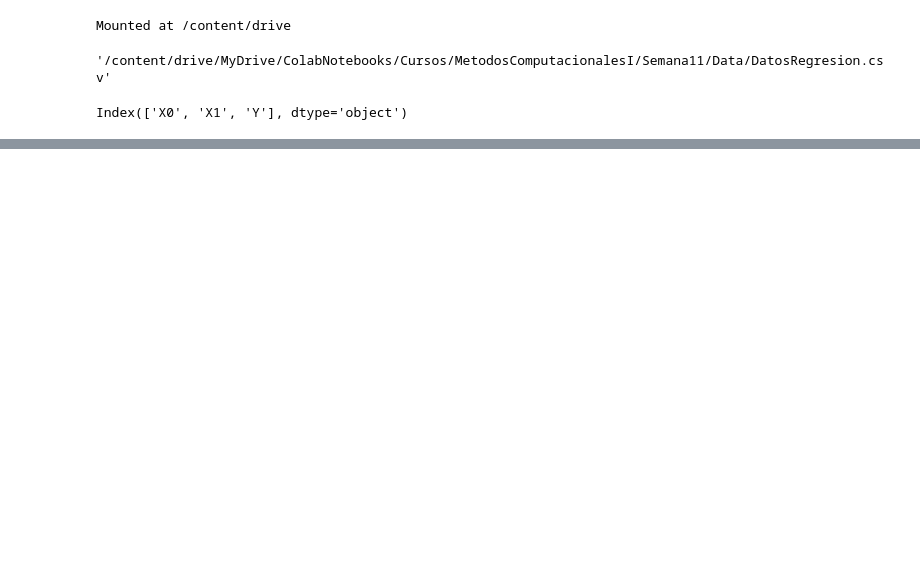
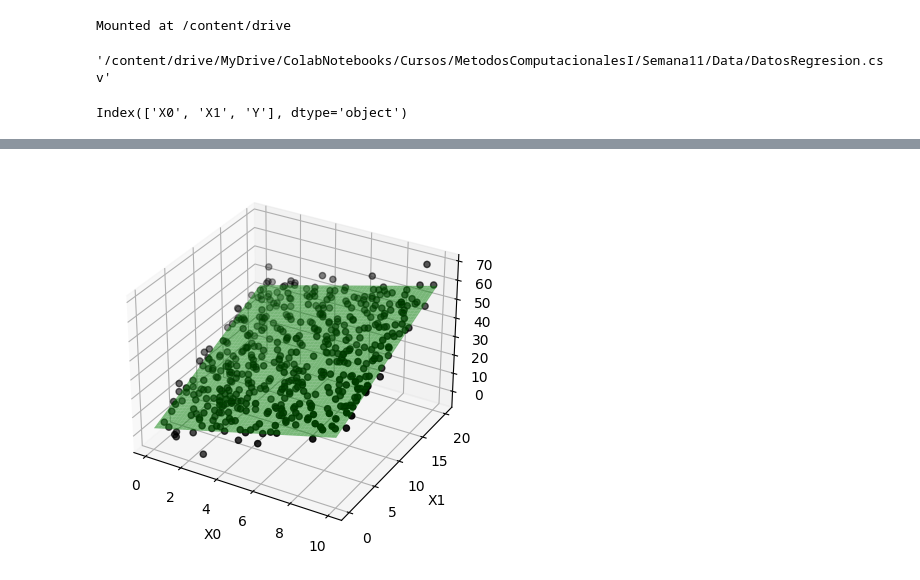
Before and after one commit to asegura4488/MetodosComputacionalesI, a Jupyter notebook: Semana11/MultiLineal.ipynb, the cells around one changed output, grey strips where cells are left out. Cells and saved outputs as stored; diff of their text form; code cells hidden in the pictures; blank space fills up the shorter version.

```diff
--- a/Semana11/MultiLineal.ipynb
+++ b/Semana11/MultiLineal.ipynb
@@ -22,0 +49,18 @@ Y = np.array(data['Y'])
+# %%
+x0 = np.linspace(min(X[:,0]),max(X[:,0]),100)
+x1 = np.linspace(min(X[:,1]),max(X[:,1]),100)
+# %%
+X0grid, X1grid = np.meshgrid(x0,x1)
+Ygrid = param[0] + param[1]*X0grid + param[2]*X1grid
+# %%
+%matplotlib inline
+fig = plt.figure()
+ax = fig.add_subplot(111,projection='3d')
+ax.scatter(X[:,0],X[:,1],Y,color='k')
+ax.plot_surface(X0grid,X1grid,Ygrid,color='g',alpha=0.5)
+ax.set_xlabel('X0')
+ax.set_ylabel('X1')
+ax.set_zlabel('Y')
+plt.show()
+# %% [output]
+[figure, added]
```
Also changed, not shown: parts of 6 cells of this notebook.
